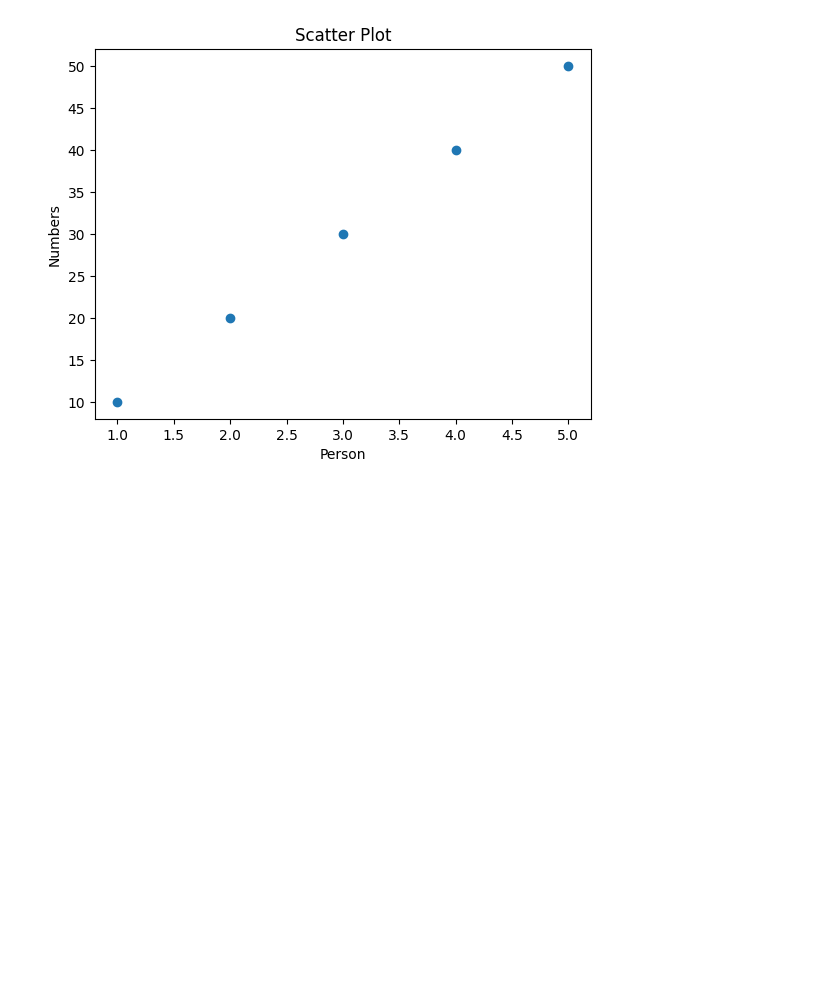
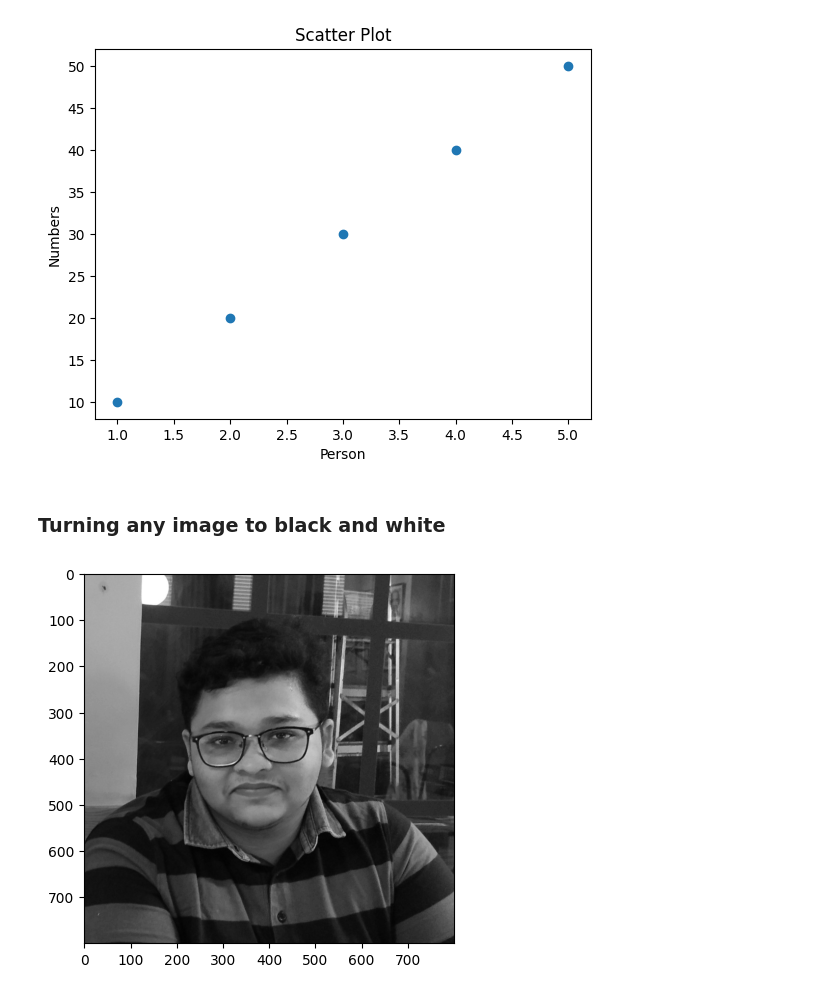
Before and after one commit to faarhaanfaarooq/Data-Analysis-Journey, a Jupyter notebook: matplotlib.ipynb, the cells around one changed output. Saved outputs shown, nothing was run; the diff lists cells and outputs as text; code cells hidden in the pictures; blank space fills up the shorter version.

```diff
--- a/matplotlib.ipynb
+++ b/matplotlib.ipynb
@@ -64,3 +64,18 @@ plt.scatter(x, y)
 plt.show()
 # %% [output]
 [figure]
+# %% [markdown]
+### Turning any image to black and white
+# %%
+import numpy as np
+import matplotlib.pyplot as plt
+from PIL import Image
+
+fname = r'motabhai.jpg'
+
+image = Image.open(fname).convert('L')
+
+plt.imshow(image, cmap='gray')
+plt.show()
+# %% [output]
+[figure, added]
```
Also changed, not shown: parts of 2 cells of this notebook.
